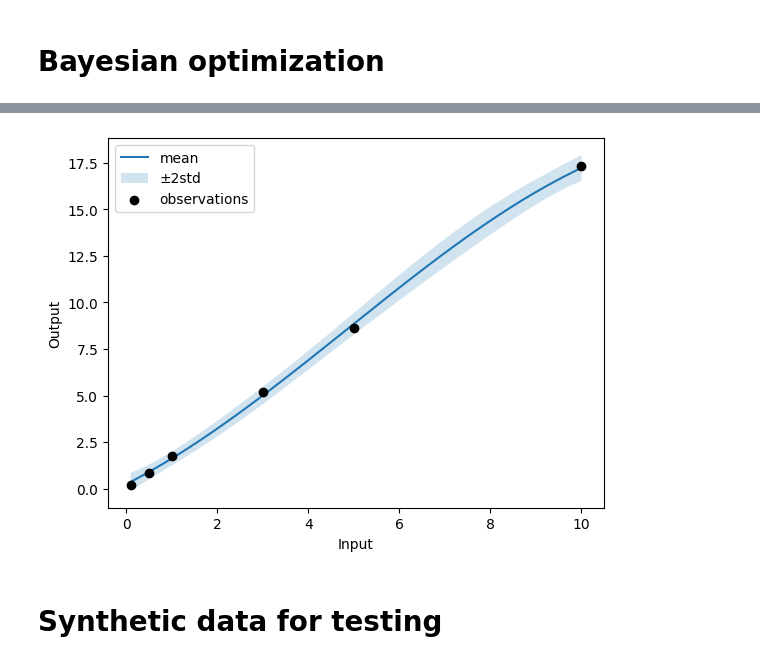
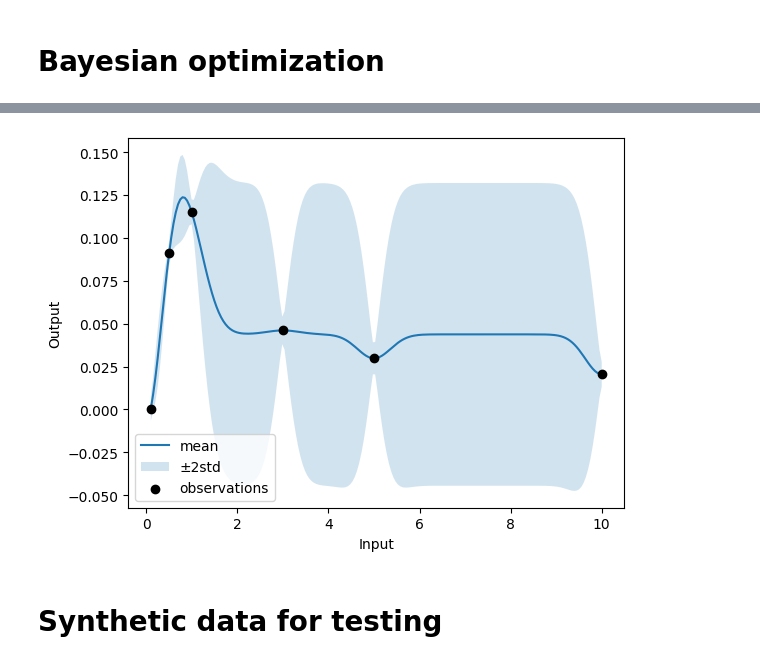
Before and after one commit to GuangchenW/bioreactor-optimization, a Jupyter notebook: bo.ipynb, the cells around one changed output, grey strips where cells are left out. Cells and saved outputs as stored; diff of their text form; code cells hidden in the pictures.

```diff
--- a/bo.ipynb
+++ b/bo.ipynb
@@ -121,6 +121,10 @@ X /= X_max
 Y_aug = torch.tensor(np.expand_dims(df.iloc[:,1:4].sum(axis=1)/3, axis=1))
 # Collect constraints
 C = torch.tensor(df.iloc[:,4:10].to_numpy())
+# Ensure double
+X = X.to(torch.double)
+Y_aug = Y_aug.to(torch.double)
+C = C.to(torch.double)
 # %%
 # --- Build joint surrogate: 1 objecive GP + 6 constraint GPs --- #
 # X: (n,1) input oxygen flow rate
@@ -128,13 +132,13 @@ C = torch.tensor(df.iloc[:,4:10].to_numpy())
 # C: (n,6) constraint outputs from simulation [v1, s1, v2, s2, v3, s3]
 
 all_models = ModelListGP(
-    SingleTaskGP(X, Y_aug),     # Objective
-    SingleTaskGP(X, C[:,0:1]),  # velocity flat
-    SingleTaskGP(X, C[:,1:2]),  # shear stress flat
-    SingleTaskGP(X, C[:,2:3]),  # velocity 50x50
-    SingleTaskGP(X, C[:,3:4]),  # shear stress 50x50
-    SingleTaskGP(X, C[:,4:5]),  # velocity 15x15
-    SingleTaskGP(X, C[:,5:6]),  # shear stress 15x15
+    SingleTaskGP(X, Y_aug, train_Yvar=torch.full_like(Y_aug, 1e-6)),     # Objective
+    SingleTaskGP(X, C[:,0:1], train_Yvar=torch.full_like(Y_aug, 1e-6)),  # velocity flat
+    SingleTaskGP(X, C[:,1:2], train_Yvar=torch.full_like(Y_aug, 1e-6)),  # shear stress flat
+    SingleTaskGP(X, C[:,2:3], train_Yvar=torch.full_like(Y_aug, 1e-6)),  # velocity 50x50
+    SingleTaskGP(X, C[:,3:4], train_Yvar=torch.full_like(Y_aug, 1e-6)),  # shear stress 50x50
+    SingleTaskGP(X, C[:,4:5], train_Yvar=torch.full_like(Y_aug, 1e-6)),  # velocity 15x15
+    SingleTaskGP(X, C[:,5:6], train_Yvar=torch.full_like(Y_aug, 1e-6)),  # shear stress 15x15
 )
 mll = SumMarginalLogLikelihood(all_models.likelihood, all_models)
 fit_gpytorch_mll(mll)
@@ -205,39 +225,39 @@ Next candidate: 3.3399034981832294, acq value: -3.8686
 # --- Visualize GP for debugging --- #
 X_test = torch.linspace(X_low, X_high, 200).unsqueeze(-1)
 
-model_idx = 1 # Change index here to visualize objective or constraints
+model_idx = 0 # Change index here to visualize objective or constraints
 model = all_models.models[model_idx]
 
 model.eval()
 with torch.no_grad():
     posterior = model.posterior(X_test)
     mean = posterior.mean.squeeze()
     std = posterior.variance.squeeze().sqrt()
 
 # Plot
 fig, ax = plt.subplots()
 X_coords = X_test * X_max + X_min # Recover original input scale
 ax.plot(X_coords.squeeze().numpy(), mean.numpy(), label="mean")
 ax.fill_between(
     X_coords.squeeze().numpy(),
     (mean - 2 * std).numpy(),
     (mean + 2 * std).numpy(),
     alpha = 0.2,
     label = "±2std"
 )
 
 X_coords = X.squeeze() * X_max + X_min # Recover original input scale
 if model_idx == 0:
     ax.scatter(X_coords.numpy(), Y_aug.squeeze().numpy(), c="black", zorder=3, label="observations")
 else:
     ax.scatter(X_coords.numpy(), C[:,model_idx-1].numpy(), c="black", zorder=3, label="observations")
 
 ax.set_xlabel("Input")
 ax.set_ylabel("Output")
 ax.legend()
 plt.show()
 # %% [output]
-[figure, old version]
+[figure, new version]
 # %% [markdown]
 # Synthetic data for testing
 # %%
```
Also changed, not shown: parts of 3 cells of this notebook.
